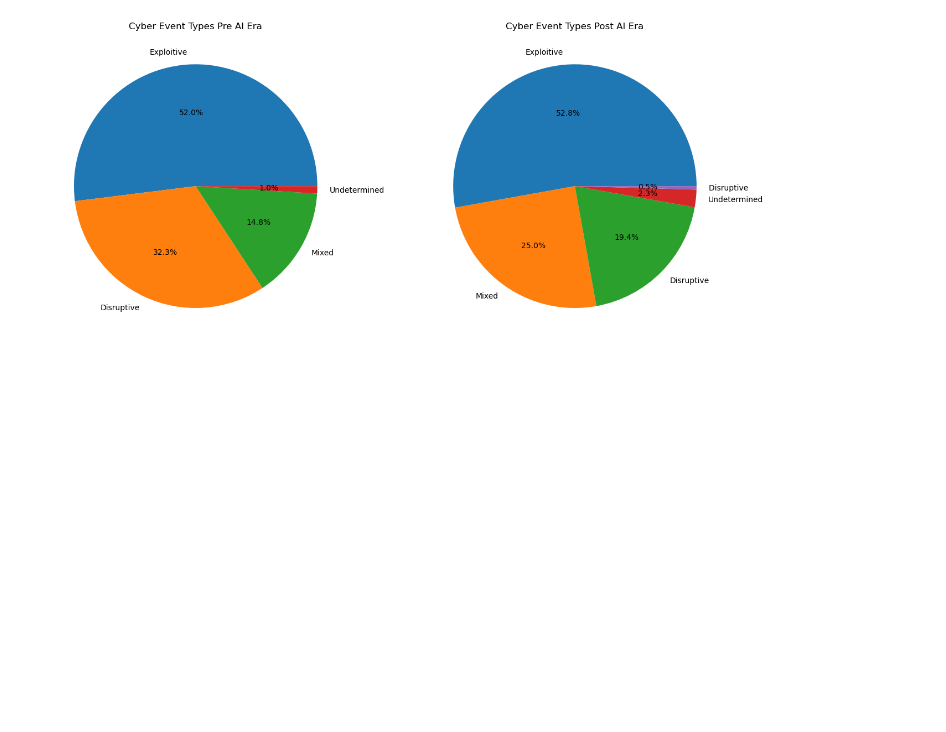
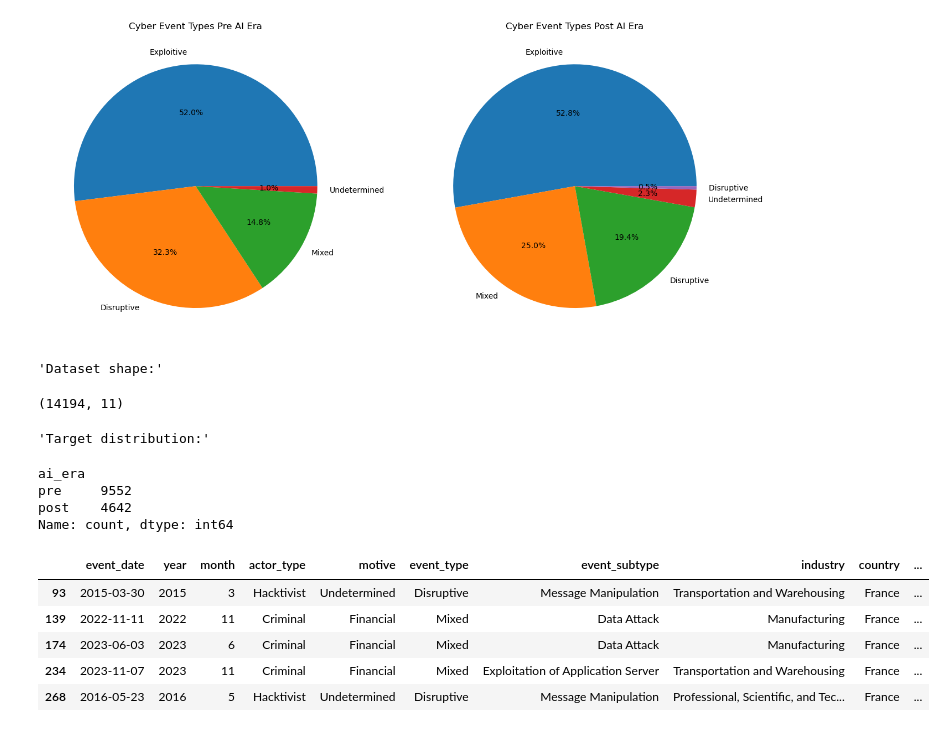
Before and after one commit to IT4063C001-Fall2025/final-project-sethpa, a Jupyter notebook: source.ipynb, the cells around one changed output. Cells and saved outputs as stored; diff of their text form; code cells hidden in the pictures; blank space fills up the shorter version.

```diff
--- a/source.ipynb
+++ b/source.ipynb
@@ -1075,3 +1084,30 @@ fig.update_layout(
 fig.update_traces(line=dict(width=2.5), marker=dict(size=8))
 
 fig.show()
+# %%
+# Prepare event-level data for classification
+# Filter to analysis period (2015+)
+cyber_ml = cyber_events_clean[cyber_events_clean['year'] >= 2015].copy()
+
+# Create target variable for ai_era
+cyber_ml['ai_era'] = np.where(cyber_ml['year'] >= 2023, 'post', 'pre')
+
+# Check the data
+display("Dataset shape:", cyber_ml.shape)
+display("Target distribution:")
+display(cyber_ml['ai_era'].value_counts())
+cyber_ml.head()
+# %% [output]
+'Dataset shape:'
+(14194, 11)
+'Target distribution:'
+ai_era
+pre     9552
+post    4642
+Name: count, dtype: int64
+|  | event_date | year | month | actor_type | motive | event_type | event_subtype | industry | country | ... |
+| 93 | 2015-03-30 | 2015 | 3 | Hacktivist | Undetermined | Disruptive | Message Manipulation | Transportation and Warehousing | France | ... |
+| 139 | 2022-11-11 | 2022 | 11 | Criminal | Financial | Mixed | Data Attack | Manufacturing | France | ... |
+| 174 | 2023-06-03 | 2023 | 6 | Criminal | Financial | Mixed | Data Attack | Manufacturing | France | ... |
+| 234 | 2023-11-07 | 2023 | 11 | Criminal | Financial | Mixed | Exploitation of Application Server | Transportation and Warehousing | France | ... |
+| 268 | 2016-05-23 | 2016 | 5 | Hacktivist | Undetermined | Disruptive | Message Manipulation | Professional, Scientific, and Tec... | France | ... |
```
Also changed, not shown: parts of 9 cells of this notebook, 2 other files.
